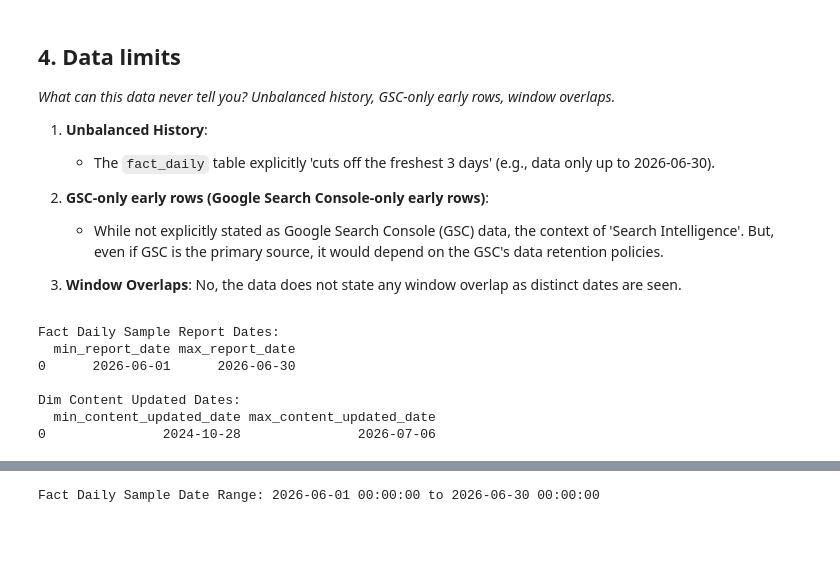
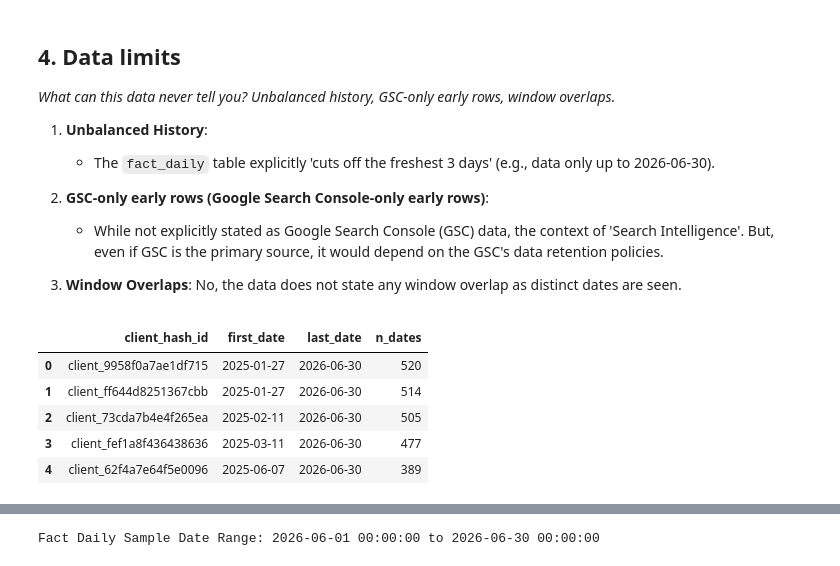
Before and after one commit to ritashreemukherjee123/Project-1-Applied-Search-Intelligence-Google-Search-Ranking-Discoverability.-, a Jupyter notebook: work/w03_data_contract.ipynb, the cells around one changed output, grey strips where cells are left out. Saved outputs shown, nothing was run; the diff lists cells and outputs as text; code cells hidden in the pictures; blank space fills up the shorter version.

```diff
--- a/work/w03_data_contract.ipynb
+++ b/work/w03_data_contract.ipynb
@@ -361,31 +374,25 @@ Report date window for fact_daily_sample: 2026-06-01 00:00:00 to 2026-06-30 00:0
 # %%
 # This cell is for CODE (numbers, a query, a check).
 # Write your text answer in the cell ABOVE this one — typing sentences here breaks Run All.
 
+per_client_history_depth = f"""
+SELECT
+    client_hash_id,
+    MIN(report_date) AS first_date,
+    MAX(report_date) AS last_date,
+    COUNT(DISTINCT report_date) AS n_dates
+FROM {TABLES['fact_daily']}
+GROUP BY client_hash_id
+ORDER BY first_date
+"""
 
+client_history = con.execute(per_client_history_depth).df()
 
-# Get report_date from fact_daily_sample to show its range
-print("Fact Daily Sample Report Dates:")
-unbalanced_history_fact_daily = con.sql(f"""
-SELECT MIN(report_date) AS min_report_date, MAX(report_date) AS max_report_date
-FROM {TABLES['fact_daily_sample']}
-""").fetchdf()
-print(unbalanced_history_fact_daily)
-
-# Get content_updated_date from dim_content to show its range
-print("\nDim Content Updated Dates:")
-unbalanced_history_dim_content = con.sql(f"""
-SELECT MIN(content_updated_date) AS min_content_updated_date, MAX(content_updated_date) AS max_content_updated_date
-FROM {TABLES['dim_content']}
-""").fetchdf()
-print(unbalanced_history_dim_content)
-
-# This comparison helps illustrate 'unbalanced history' where fact data might have a cutoff
+client_history.head()
 # %% [output]
-Fact Daily Sample Report Dates:
-  min_report_date max_report_date
-0      2026-06-01      2026-06-30
-
-Dim Content Updated Dates:
-  min_content_updated_date max_content_updated_date
-0               2024-10-28               2026-07-06
+|  | client_hash_id | first_date | last_date | n_dates |
+| 0 | client_9958f0a7ae1df715 | 2025-01-27 | 2026-06-30 | 520 |
+| 1 | client_ff644d8251367cbb | 2025-01-27 | 2026-06-30 | 514 |
+| 2 | client_73cda7b4e4f265ea | 2025-02-11 | 2026-06-30 | 505 |
+| 3 | client_fef1a8f436438636 | 2025-03-11 | 2026-06-30 | 477 |
+| 4 | client_62f4a7e64f5e0096 | 2025-06-07 | 2026-06-30 | 389 |
```
Also changed, not shown: parts of 28 cells of this notebook.
